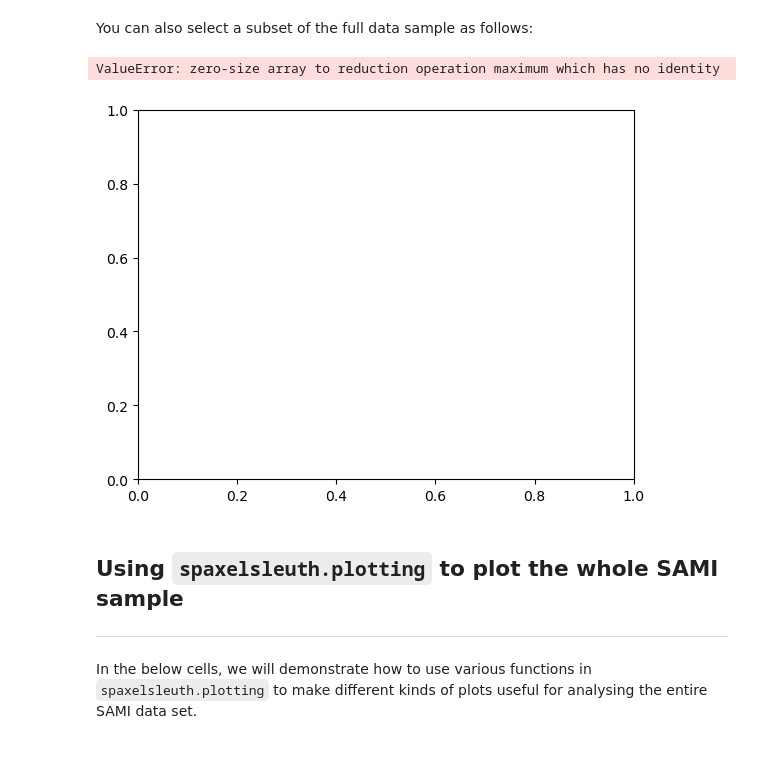
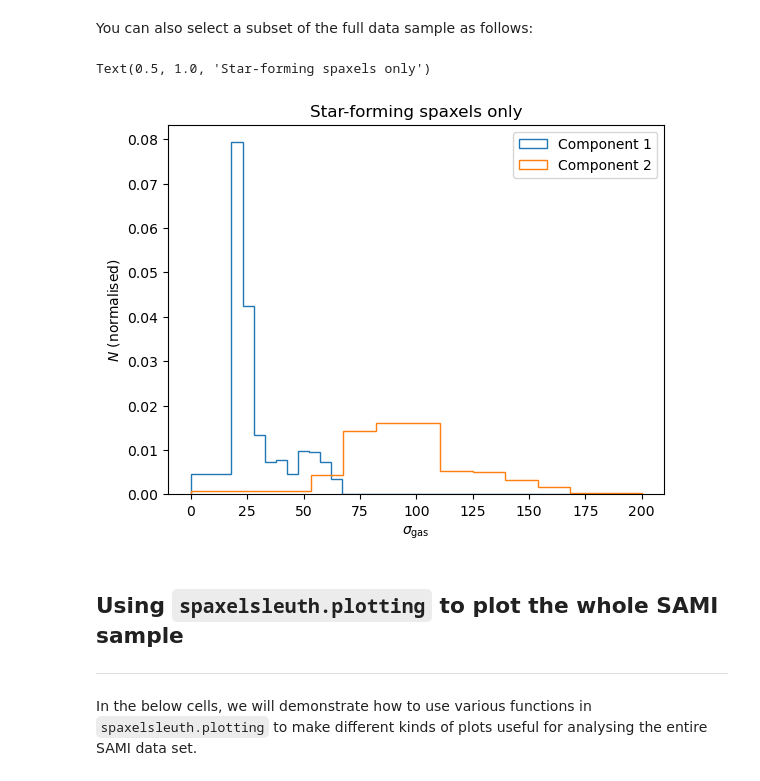
Before and after one commit to hzovaro/spaxelsleuth, a Jupyter notebook: examples/Examples - SAMI.ipynb, the cells around one changed output. Cells and saved outputs as stored; diff of their text form; code cells hidden in the pictures; blank space fills up the shorter version.

Commit message:
Removed import matplotlib widget since it doesn't work with python 3.10; changed sigma_gas histogram to SF spaxels so that it works in DEBUG mode

```diff
--- a/examples/Examples - SAMI.ipynb
+++ b/examples/Examples - SAMI.ipynb
@@ -204,17 +229,17 @@ Text(0, 0.5, '$N$ (normalised)')
 # %% [markdown]
 You can also select a subset of the full data sample as follows:
 # %%
-df_agn = df[df["BPT (total)"] == "Seyfert"]
+df_SF = df[df["BPT (total)"] == "SF"]
 fig, ax = plt.subplots(nrows=1, ncols=1)
-for nn in range(1, 4):
-    hist(df_agn[f"sigma_gas (component {nn})"].values, bins="scott", ax=ax, range=(0, 500), density=True, histtype="step", label=f"Component {nn}")
+for nn in range(1, 3):
+    hist(df_SF[f"sigma_gas (component {nn})"].values, bins="scott", ax=ax, range=(0, 200), density=True, histtype="step", label=f"Component {nn}")
 ax.legend()
 ax.set_xlabel(r"$\sigma_{\rm gas}$")
 ax.set_ylabel(r"$N$ (normalised)")
-ax.set_title("Seyfert-like spaxels only")
+ax.set_title("Star-forming spaxels only")
 # %% [output]
-ValueError: zero-size array to reduction operation maximum which has no identity
+Text(0.5, 1.0, 'Star-forming spaxels only')
-[figure, old version]
+[figure, new version]
 # %% [markdown]
 ## Using `spaxelsleuth.plotting` to plot the whole SAMI sample
 ---
```
Also changed, not shown: parts of 14 cells of this notebook.
